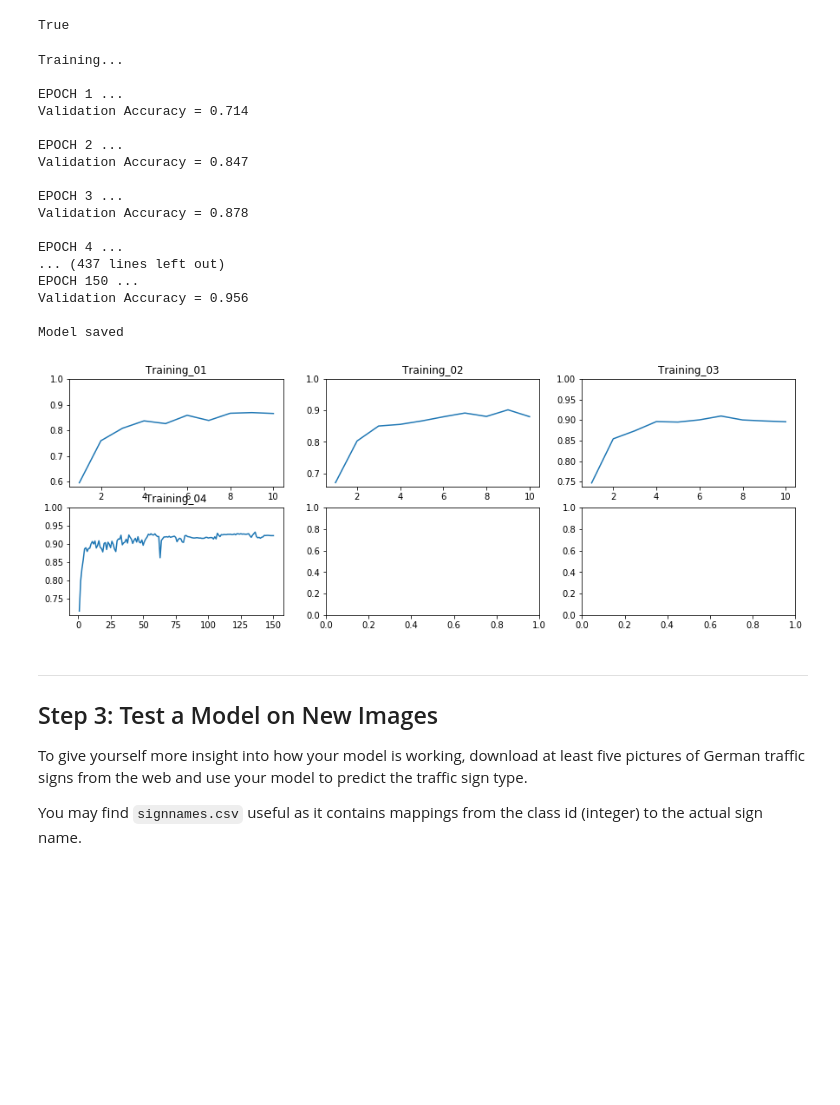
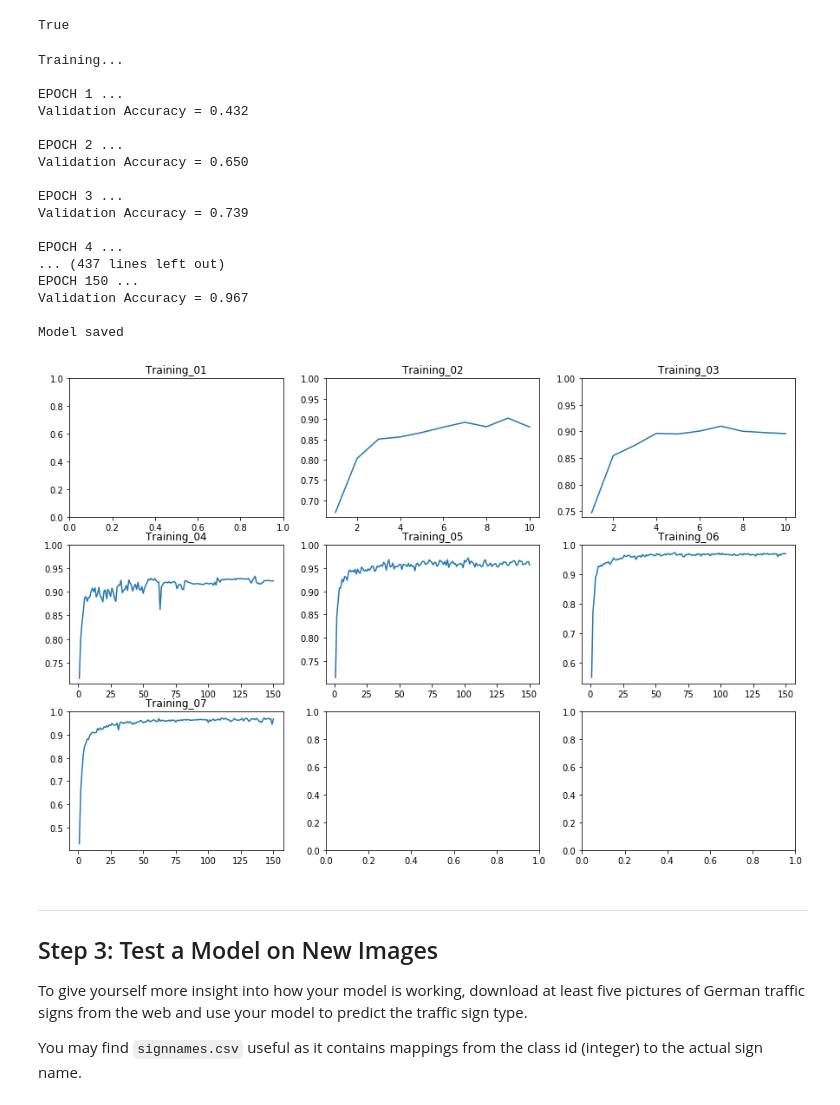
Before and after one commit to heikoschmidt1187/CarND-Traffic-Sign-Classifier-Project, a Jupyter notebook: Traffic_Sign_Classifier.ipynb, the cells around one changed output. Cells and saved outputs as stored; diff of their text form; code cells hidden in the pictures; blank space fills up the shorter version.

Commit message:
training step 7, dropout after each fc layer

```diff
--- a/Traffic_Sign_Classifier.ipynb
+++ b/Traffic_Sign_Classifier.ipynb
@@ -354,7 +359,7 @@ with tf.Session(config=tf.ConfigProto(log_device_placement=True)) as sess:
         # save data for writeup
         training_results[0].append(i + 1)
         training_results[1].append(validation_accuracy)
-        pickle.dump(training_results, open("./training/Training_05.p", "wb"))
+        pickle.dump(training_results, open("./training/Training_07.p", "wb"))
 
     saver.save(sess, './lenet')
     print('Model saved')
@@ -362,47 +367,54 @@ with tf.Session(config=tf.ConfigProto(log_device_placement=True)) as sess:
 Training...
 
 EPOCH 1 ...
-Validation Accuracy = 0.714
+Validation Accuracy = 0.432
 
 EPOCH 2 ...
-Validation Accuracy = 0.847
+Validation Accuracy = 0.650
 
 EPOCH 3 ...
-Validation Accuracy = 0.878
+Validation Accuracy = 0.739
 
 EPOCH 4 ...
 ... (437 lines left out)
 EPOCH 150 ...
-Validation Accuracy = 0.956
+Validation Accuracy = 0.967
 
 Model saved
 # %%
 training_01 = pickle.load(open("./training/Training_01.p", "rb"))
 training_02 = pickle.load(open("./training/Training_02.p", "rb"))
 training_03 = pickle.load(open("./training/Training_03.p", "rb"))
 training_04 = pickle.load(open("./training/Training_04.p", "rb"))
 training_05 = pickle.load(open("./training/Training_05.p", "rb"))
+training_06 = pickle.load(open("./training/Training_06.p", "rb"))
+training_07 = pickle.load(open("./training/Training_07.p", "rb"))
 
-fig, ((ax1, ax2, ax3), (ax4, ax5, ax6)) = plt.subplots(2, 3, figsize=(15,5))
-ax1.plot(training_01[0], training_01[1])
+fig, ((ax1, ax2, ax3), (ax4, ax5, ax6), (ax7, ax8, ax9)) = plt.subplots(3, 3, figsize=(15,10))
 ax1.set_title("Training_01")
 ax1.axis(ymax = 1.0)
 ax2.plot(training_02[0], training_02[1])
 ax2.set_title("Training_02")
 ax2.axis(ymax = 1.0)
 ax3.plot(training_03[0], training_03[1])
 ax3.set_title("Training_03")
 ax3.axis(ymax = 1.0)
 ax4.plot(training_04[0], training_04[1])
 ax4.set_title("Training_04")
 ax4.axis(ymax = 1.0)
 ax5.plot(training_05[0], training_05[1])
 ax5.set_title("Training_05")
 ax5.axis(ymax = 1.0)
+ax6.plot(training_06[0], training_06[1])
+ax6.set_title("Training_06")
+ax6.axis(ymax = 1.0)
+ax7.plot(training_07[0], training_07[1])
+ax7.set_title("Training_07")
+ax7.axis(ymax = 1.0)
 
 plt.show()
 # %% [output]
-[figure, old version]
+[figure, new version]
 # %% [markdown]
 ---
 
```
Also changed, not shown: parts of 1 cell of this notebook, 5 other files.
